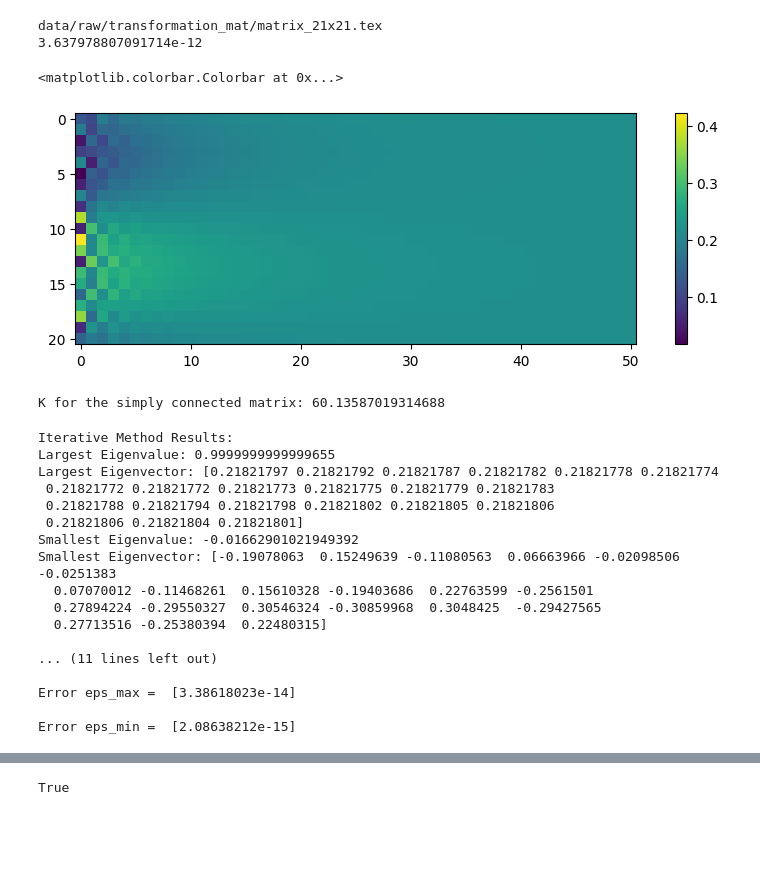
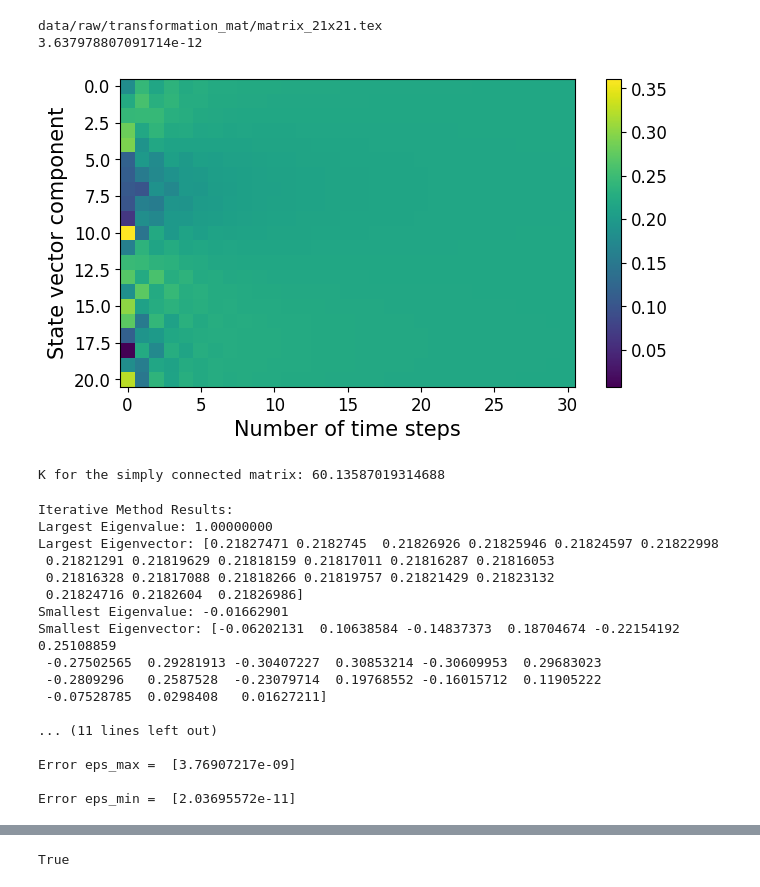
Before and after one commit to emilssp/Computational_Physics_v24, a Jupyter notebook: Neural_Dynamics/main.ipynb, the cells around one changed output, grey strips where cells are left out. Cells and saved outputs as stored; diff of their text form; code cells hidden in the pictures; blank space fills up the shorter version.

```diff
--- a/Neural_Dynamics/main.ipynb
+++ b/Neural_Dynamics/main.ipynb
@@ -5,6 +5,10 @@ import matplotlib.pyplot as plt
 # %%
 from sympy import Matrix
 from sympy.printing.latex import latex
+# %%
+plt.rcParams['xtick.labelsize'] = 12  # Set x-axis tick label size
+plt.rcParams['ytick.labelsize'] = 12  # Set y-axis tick label size
+plt.rcParams['axes.labelsize'] = 15 # Set label size
 # %%
 def transformation_matrix(N):
     matrix = np.zeros((N, N))
@@ -45,0 +41,11 @@ plt.imshow(T)
+# %%
+dim = 21 # Dimension of the matrix
+T = transformation_matrix(dim)
+plt.figure()
+plt.imshow(T, cmap = "Greys")
+for i in range(T.shape[0] - 1):
+    plt.axhline(y=i + 0.5, color='darkgrey', linestyle='-', linewidth=2)
+
+for i in range(T.shape[1] - 1):
+    plt.axvline(x=i + 0.5, color='darkgrey', linestyle='-', linewidth=2)
+plt.savefig('data/plots/trans_mat.png')
@@ -46,30 +54,32 @@ plt.imshow(T)
 # %%
-
-
 m = T.shape[0]
 n = T.shape[1]
+N = 31 #number of timesteps
+
 save_mat_to_latex(T, 'matrix_'+str(m)+'x'+str(n)+'.tex')
-print(np.linalg.det(T))
-t = np.linspace(0,N-1,N) #timesteps
+print(np.linalg.det(T)) #check the determinant
+t = np.linspace(0,N-1,N) #time array
 
 
 V0 = np.random.rand(dim)
 sol = np.zeros((dim,N))
 sol[:,0] = V0/np.linalg.norm(V0)
-sol[:, 0] /= np.linalg.norm(sol[:, 0])
+sol[:, 0] /= np.linalg.norm(sol[:, 0]) #normalize the array
 
 for i in range(1, N):
     sol[:, i] = np.dot(T, sol[:, i-1])
     sol[:, i] /= np.linalg.norm(sol[:, i-1])
 
-plt.figure(figsize=(10,3))
+plt.figure(figsize=(8,4))
 plt.imshow(sol)
+plt.xlabel("Number of time steps")
+plt.ylabel("State vector component")
 plt.colorbar()
+plt.savefig('data/plots/time_evol1.png')
 # %% [output]
 data/raw/transformation_mat/matrix_21x21.tex
 3.637978807091714e-12
-<matplotlib.colorbar.Colorbar at 0x...>
-[figure, old version]
+[figure, new version]
 # %%
 print('K for the simply connected matrix:', np.linalg.cond(T))
 # %% [output]
@@ -77,7 +87,7 @@ K for the simply connected matrix: 60.13587019314688
 # %%
 # Function to perform power iteration to find the largest eigenvalue and the corresponding eigenvector
 def power_iteration(A, x, max_iter=10000):
-    tol = 1e-14
+    tol = 1e-9
 
     eigenval_prev = 0
 
@@ -94,8 +104,9 @@ def power_iteration(A, x, max_iter=10000):
 
     return eigenval, x
 
+# Function to perform inverse power iteration to find the smallest eigenvalue and the corresponding eigenvector
 def inverse_power_iteration(A, x, max_iter=10000):
-    tol = 1e-14
+    tol = 1e-9
 
     A_inv = sp.linalg.inv(A)
 
@@ -125,9 +136,9 @@ eigenvalues, eigenvectors = np.linalg.eig(T)
 eigenvectors = eigenvectors.T
 # Display results
 print("Iterative Method Results:")
-print("Largest Eigenvalue:", largest_eigenvalue)
+print("Largest Eigenvalue: {:.8f}".format(largest_eigenvalue))
 print("Largest Eigenvector:", largest_eigenvector)
-print("Smallest Eigenvalue:", smallest_eigenvalue)
+print("Smallest Eigenvalue: {:.8f}".format(smallest_eigenvalue))
 print("Smallest Eigenvector:", smallest_eigenvector)
 
 print("\nVerification using np.linalg.eig:")
@@ -140,20 +151,20 @@ print("\nError eps_max = ", abs((largest_eigenvalue-eigenvalues[np.where(eigenva
 print("\nError eps_min = ", abs((smallest_eigenvalue-eigenvalues[np.where(abs(eigenvalues) == np.min(abs(eigenvalues)))])/eigenvalues[np.where(abs(eigenvalues) == np.min(abs(eigenvalues)))]))
 # %% [output]
 Iterative Method Results:
-Largest Eigenvalue: 0.9999999999999655
-Largest Eigenvector: [0.21821797 0.21821792 0.21821787 0.21821782 0.21821778 0.21821774
- 0.21821772 0.21821772 0.21821773 0.21821775 0.21821779 0.21821783
- 0.21821788 0.21821794 0.21821798 0.21821802 0.21821805 0.21821806
- 0.21821806 0.21821804 0.21821801]
-Smallest Eigenvalue: -0.01662901021949392
-Smallest Eigenvector: [-0.19078063  0.15249639 -0.11080563  0.06663966 -0.02098506 -0.0251383
-  0.07070012 -0.11468261  0.15610328 -0.19403686  0.22763599 -0.2561501
-  0.27894224 -0.29550327  0.30546324 -0.30859968  0.3048425  -0.29427565
-  0.27713516 -0.25380394  0.22480315]
+Largest Eigenvalue: 1.00000000
+Largest Eigenvector: [0.21827471 0.2182745  0.21826926 0.21825946 0.21824597 0.21822998
+ 0.21821291 0.21819629 0.21818159 0.21817011 0.21816287 0.21816053
+ 0.21816328 0.21817088 0.21818266 0.21819757 0.21821429 0.21823132
+ 0.21824716 0.2182604  0.21826986]
+Smallest Eigenvalue: -0.01662901
+Smallest Eigenvector: [-0.06202131  0.10638584 -0.14837373  0.18704674 -0.22154192  0.25108859
+ -0.27502565  0.29281913 -0.30407227  0.30853214 -0.30609953  0.29683023
+ -0.2809296   0.2587528  -0.23079714  0.19768552 -0.16015712  0.11905222
+ -0.07528785  0.0298408   0.01627211]
 
 ... (11 lines left out)
 
-Error eps_max =  [3.38618023e-14]
+Error eps_max =  [3.76907217e-09]
 
-Error eps_min =  [2.08638212e-15]
+Error eps_min =  [2.03695572e-11]
 # %%
```
Also changed, not shown: parts of 37 cells of this notebook, 6 other files.
